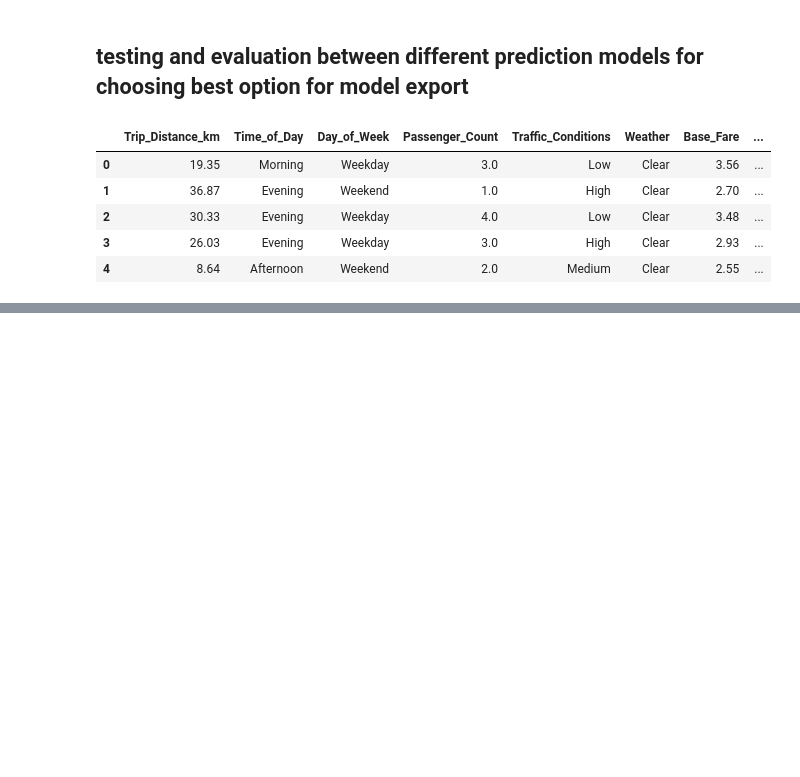
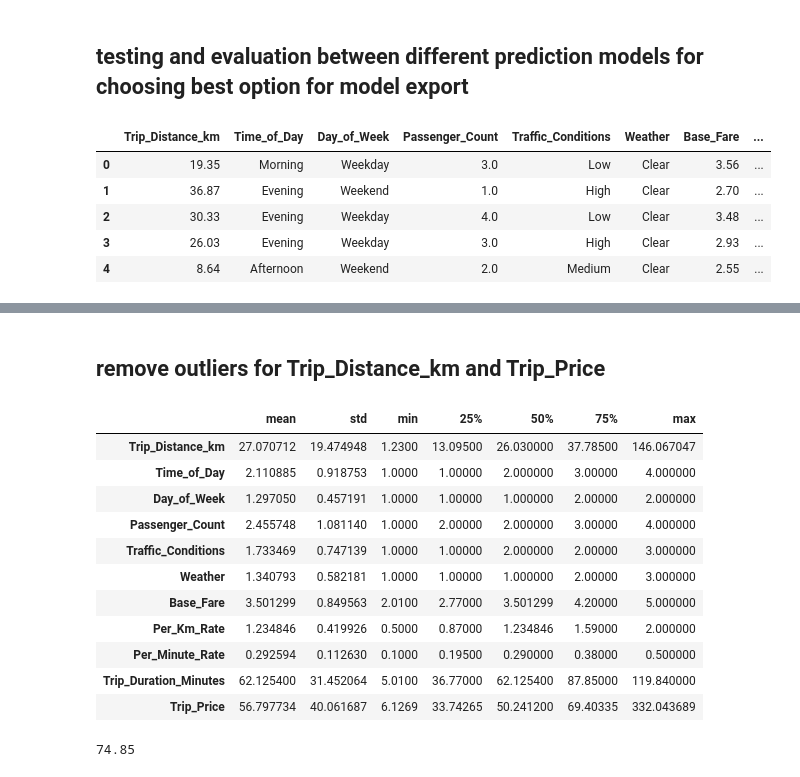
Before and after one commit to ponagr/taxi-prediction-fullstack-pontus, a Jupyter notebook: explorations/model_selection.ipynb, the cells around one changed output, grey strips where cells are left out. Saved outputs shown, nothing was run; the diff lists cells and outputs as text; code cells hidden in the pictures; blank space fills up the shorter version.

```diff
--- a/explorations/model_selection.ipynb
+++ b/explorations/model_selection.ipynb
@@ -15,0 +73,27 @@ df.head()
+# %% [markdown]
+## remove outliers for Trip_Distance_km and Trip_Price
+# %%
+test_df.describe().drop("count").T
+# %% [output]
+|  | mean | std | min | 25% | 50% | 75% | max |
+| Trip_Distance_km | 27.070712 | 19.474948 | 1.2300 | 13.09500 | 26.030000 | 37.78500 | 146.067047 |
+| Time_of_Day | 2.110885 | 0.918753 | 1.0000 | 1.00000 | 2.000000 | 3.00000 | 4.000000 |
+| Day_of_Week | 1.297050 | 0.457191 | 1.0000 | 1.00000 | 1.000000 | 2.00000 | 2.000000 |
+| Passenger_Count | 2.455748 | 1.081140 | 1.0000 | 2.00000 | 2.000000 | 3.00000 | 4.000000 |
+| Traffic_Conditions | 1.733469 | 0.747139 | 1.0000 | 1.00000 | 2.000000 | 2.00000 | 3.000000 |
+| Weather | 1.340793 | 0.582181 | 1.0000 | 1.00000 | 1.000000 | 2.00000 | 3.000000 |
+| Base_Fare | 3.501299 | 0.849563 | 2.0100 | 2.77000 | 3.501299 | 4.20000 | 5.000000 |
+| Per_Km_Rate | 1.234846 | 0.419926 | 0.5000 | 0.87000 | 1.234846 | 1.59000 | 2.000000 |
+| Per_Minute_Rate | 0.292594 | 0.112630 | 0.1000 | 0.19500 | 0.290000 | 0.38000 | 0.500000 |
+| Trip_Duration_Minutes | 62.125400 | 31.452064 | 5.0100 | 36.77000 | 62.125400 | 87.85000 | 119.840000 |
+| Trip_Price | 56.797734 | 40.061687 | 6.1269 | 33.74265 | 50.241200 | 69.40335 | 332.043689 |
+# %%
+Q1 = 13.1
+Q3 = 37.8
+IQR = Q3-Q1
+
+lower_bound_outlier = Q1-1.5*IQR
+upper_bound_outlier = Q3+1.5*IQR
+upper_bound_outlier
+# %% [output]
+74.85
```
Also changed, not shown: parts of 9 cells of this notebook, 1 other file.
